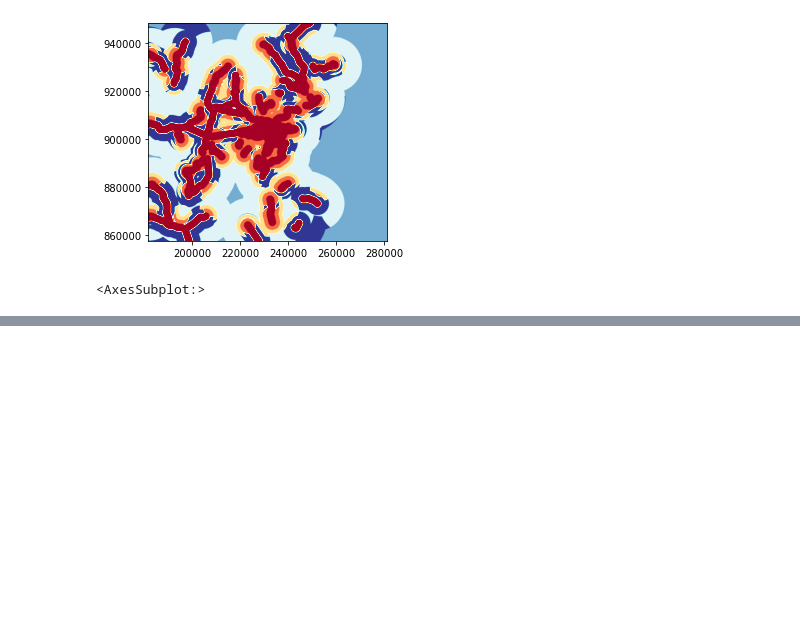
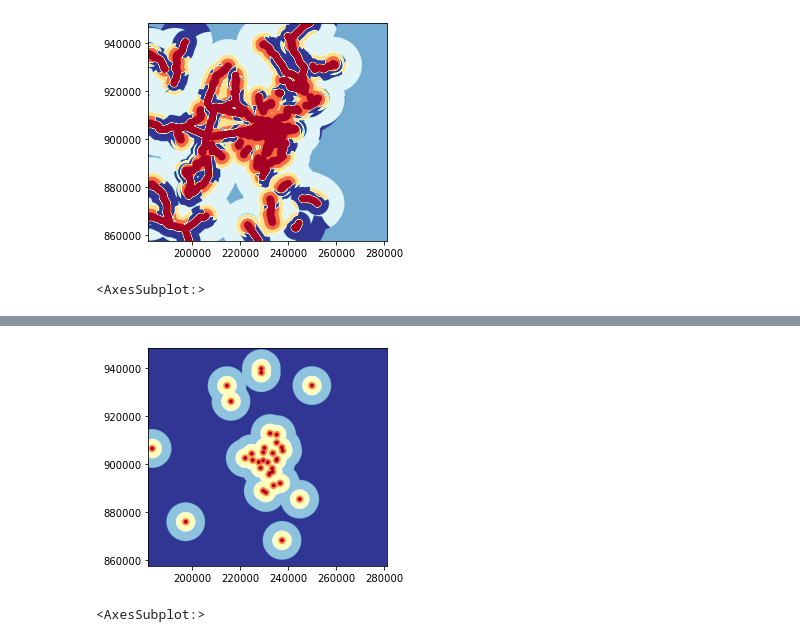
Before and after one commit to gingerleib/outdoor-recreation, a Jupyter notebook: Outdoor_Rec_Analysis.ipynb, the cells around one changed output, grey strips where cells are left out. Cells and saved outputs as stored; diff of their text form; code cells hidden in the pictures; blank space fills up the shorter version.

```diff
--- a/Outdoor_Rec_Analysis.ipynb
+++ b/Outdoor_Rec_Analysis.ipynb
@@ -367,0 +524,9 @@ show(reclass_trails, transform=transform_tree, cmap='RdYlBu_r')
+# %%
+#reclassify pools
+
+reclass_pools = np.empty(shape_tree)
+reclass_pools[pools_distance < 804.67] = 5
+reclass_pools[(pools_distance >= 804.67) & (pools_distance < 1609.34)] = 4
+reclass_pools[(pools_distance >= 1609.34) & (pools_distance < 4023.36)] = 3
+reclass_pools[(pools_distance >= 4023.36) & (pools_distance < 8046.72)] = 2
+reclass_pools[pools_distance > 8046.72] = 1
@@ -367,0 +543,5 @@ show(reclass_trails, transform=transform_tree, cmap='RdYlBu_r')
+# %%
+show(reclass_pools, transform=transform_tree, cmap='RdYlBu_r')
+# %% [output]
+[figure, added]
+<AxesSubplot:>
```
Also changed, not shown: parts of 21 cells of this notebook.
